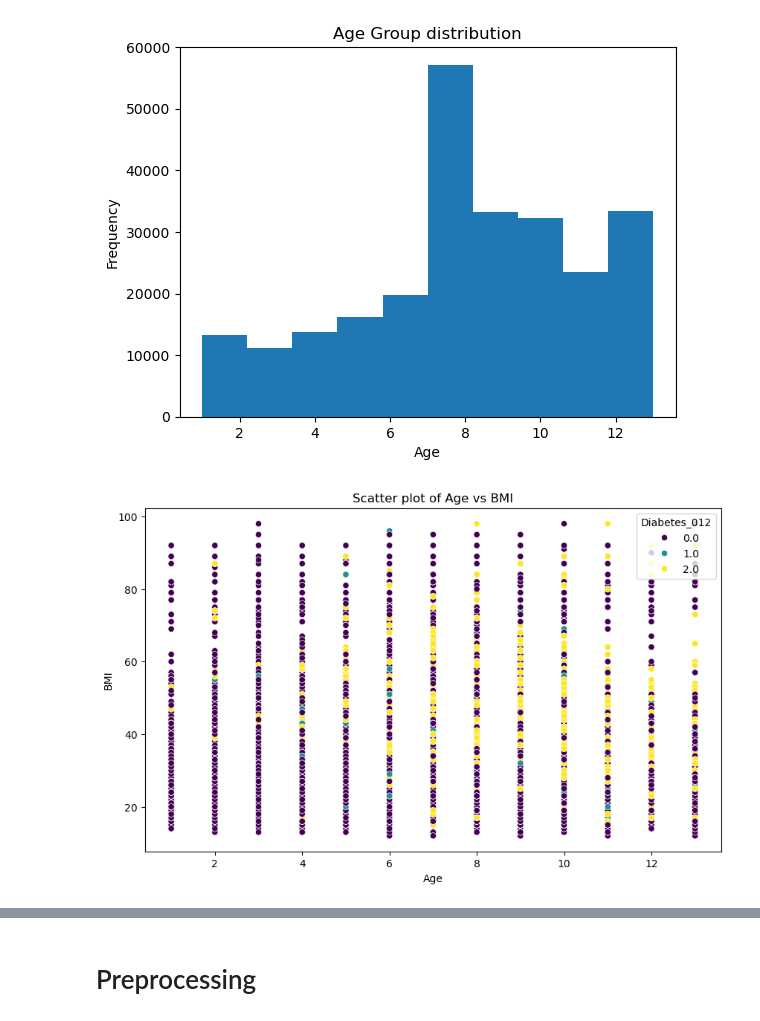
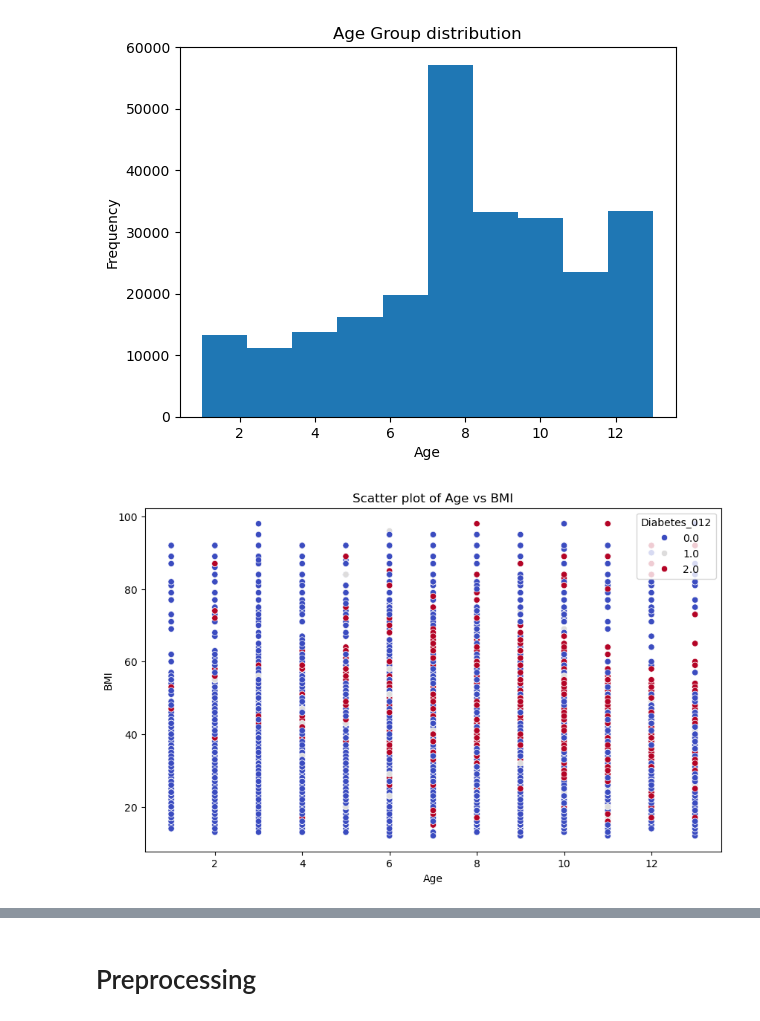
Before and after one commit to horse-3903/aws-wep-group-12, a Jupyter notebook: src/final.ipynb, the cells around one changed output, grey strips where cells are left out. Cells and saved outputs as stored; diff of their text form; code cells hidden in the pictures.

```diff
--- a/src/final.ipynb
+++ b/src/final.ipynb
@@ -46,3 +56,6 @@ memory usage: 42.6 MB
+# %%
+# Drop columns which are not related to the health indicators
+df.drop(columns=["Education", "Income"], inplace=True)
 # %% [markdown]
 # Dataset Visualisation
 # %%
@@ -86,10 +102,10 @@ plt.show()
 # %%
 # Scatter plot for Age vs BMI
 plt.figure(figsize=(10, 6))
-sns.scatterplot(data=df, x='Age', y='BMI', hue='Diabetes_012', palette='viridis')
+sns.scatterplot(data=df, x='Age', y='BMI', hue='Diabetes_012', palette='coolwarm')
 plt.title('Scatter plot of Age vs BMI')
 plt.xlabel('Age')
 plt.ylabel('BMI')
 plt.show()
 # %% [output]
-[figure, old version]
+[figure, new version]
```
Also changed, not shown: parts of 52 cells of this notebook.
